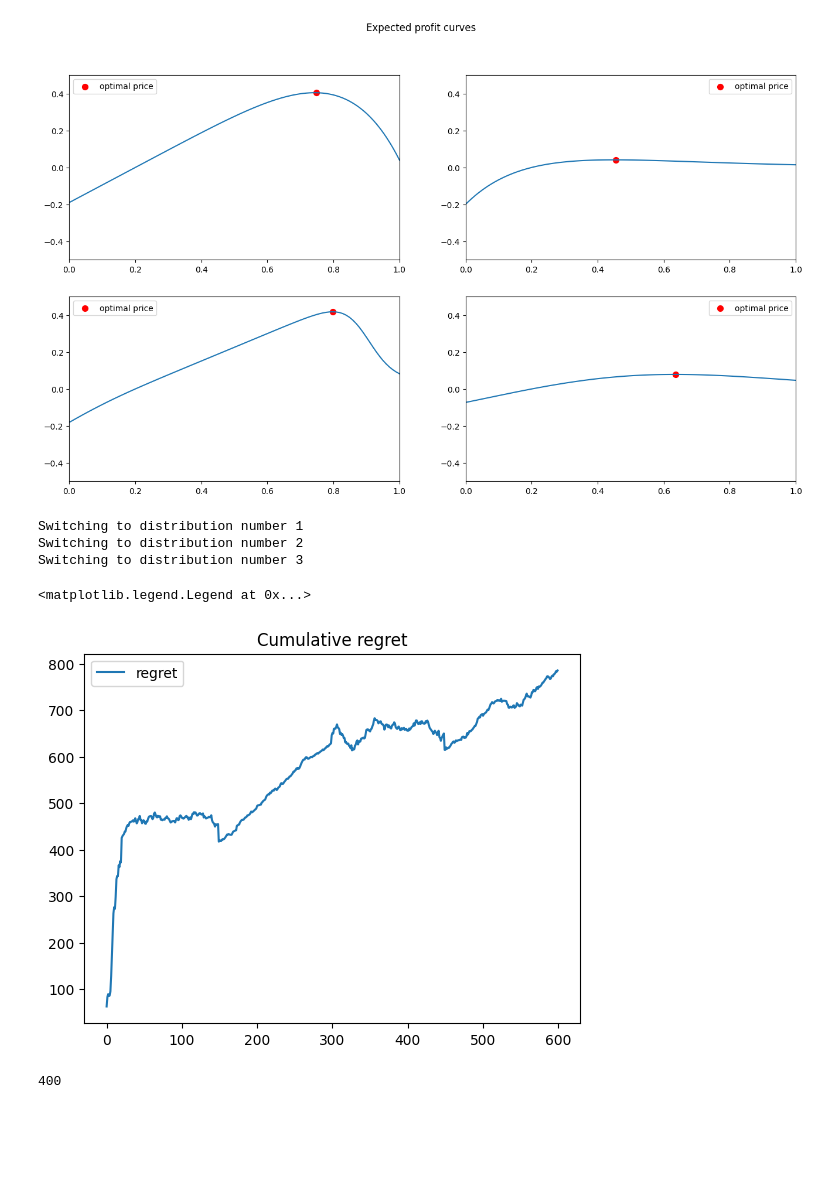
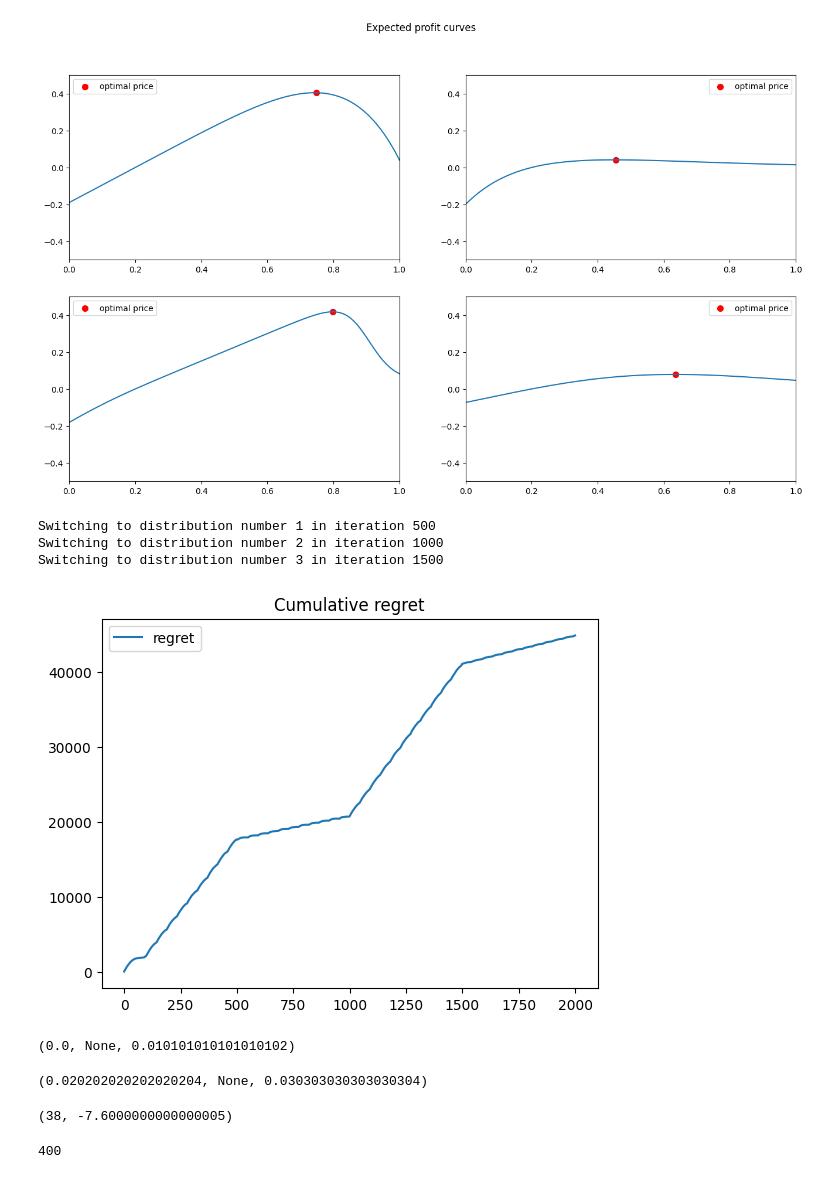
Before and after one commit to manuu1311/OLA-project, a Jupyter notebook: Deliverables/Requirement3/prova.ipynb, the cells around one changed output. Drawn from its saved outputs; the diff is of its cells as text; code cells hidden in the pictures; blank space fills up the shorter version.

Commit message:
added tentative swucb

```diff
--- a/Deliverables/Requirement3/prova.ipynb
+++ b/Deliverables/Requirement3/prova.ipynb
@@ -54,46 +54,63 @@ Best_price for demand curve number 2: 0.797979797979798
 Best_price for demand curve number 3: 0.6363636363636365
 [figure]
 # %%
-T=600
+np.seterr('ignore')
+T=2000
 num_cust=100
+discretization=100
+prices=np.linspace(0,1,discretization)
 indexes=[int(T/4),int(2*T/4),int(3*T/4),T+1]
 pulls=np.array([])
 rewards=np.array([])
 clair_reward=np.array([])
 env=PricingEnvironment(norm_dem_curves,cost,indexes)
-agent=GPUCBAgent(T,min_price=0,max_price=1,scale=2.0)
+agent=SWUCBAgent(100,T,int(np.sqrt(T)),prices)
 
 #get clairvoyant
 clair_prices=np.zeros(T)
 clair_prices[0:indexes[0]]=best_prices[0]
 clair_prices[indexes[0]:indexes[1]]=best_prices[1]
 clair_prices[indexes[1]:indexes[2]]=best_prices[2]
 clair_prices[indexes[2]:indexes[3]]=best_prices[3]
 
 
 
 for t in range(T):
     p_t = agent.pull_arm()
     d_t, r_t = env.round(p_t, num_cust,debug=True)
     agent.update(r_t/num_cust)
     rewards = np.append(rewards, r_t)
     pulls=np.append(pulls,p_t)
     dc,rc=env.round(clair_prices[t],num_cust,clairvoyant=True)
     clair_reward = np.append(clair_reward, rc)
 
 
 
 cum_clair_reward=np.cumsum(clair_reward)
 cum_reward=np.cumsum(rewards)
 plt.plot(cum_clair_reward-cum_reward,label='regret')
 plt.title('Cumulative regret')
 plt.legend()
+plt.show()
 # %% [output]
-Switching to distribution number 1
-Switching to distribution number 2
-Switching to distribution number 3
+Switching to distribution number 1 in iteration 500
+Switching to distribution number 2 in iteration 1000
+Switching to distribution number 3 in iteration 1500
-<matplotlib.legend.Legend at 0x...>
-[figure, old version]
+[figure, new version]
+# %%
+T=100
+agent=SWUCBAgent(100,T,int(np.sqrt(T)),prices)
+agent.pull_arm(),agent.update(10),agent.pull_arm()
+# %% [output]
+(0.0, None, 0.010101010101010102)
+# %%
+agent.pull_arm(),agent.update(10),agent.pull_arm()
+# %% [output]
+(0.020202020202020204, None, 0.030303030303030304)
+# %%
+env.round(0,100)
+# %% [output]
+(38, -7.6000000000000005)
 # %%
 env.t
 # %% [output]
```
Also changed, not shown: parts of 1 cell of this notebook, 2 other files.
